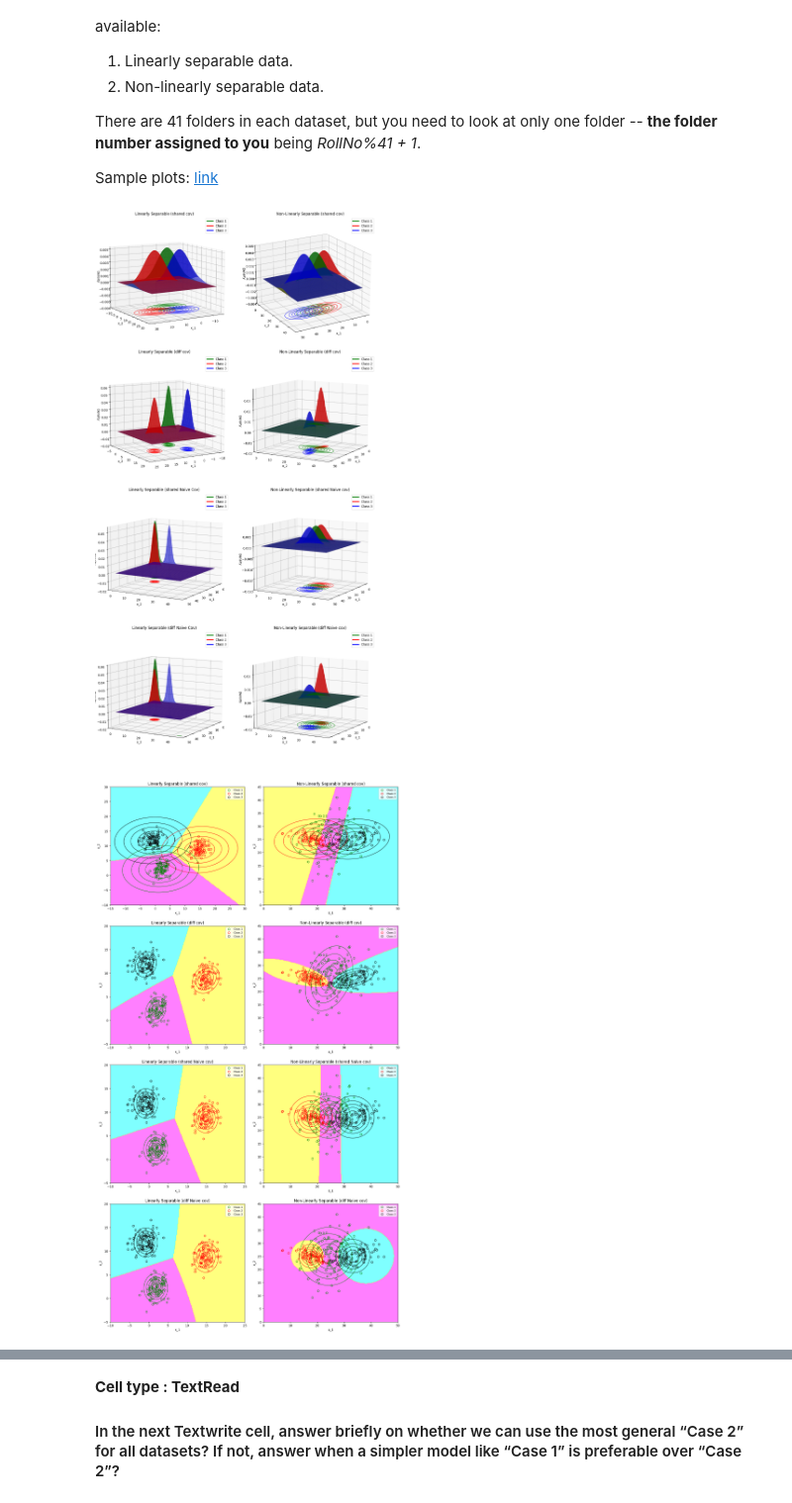
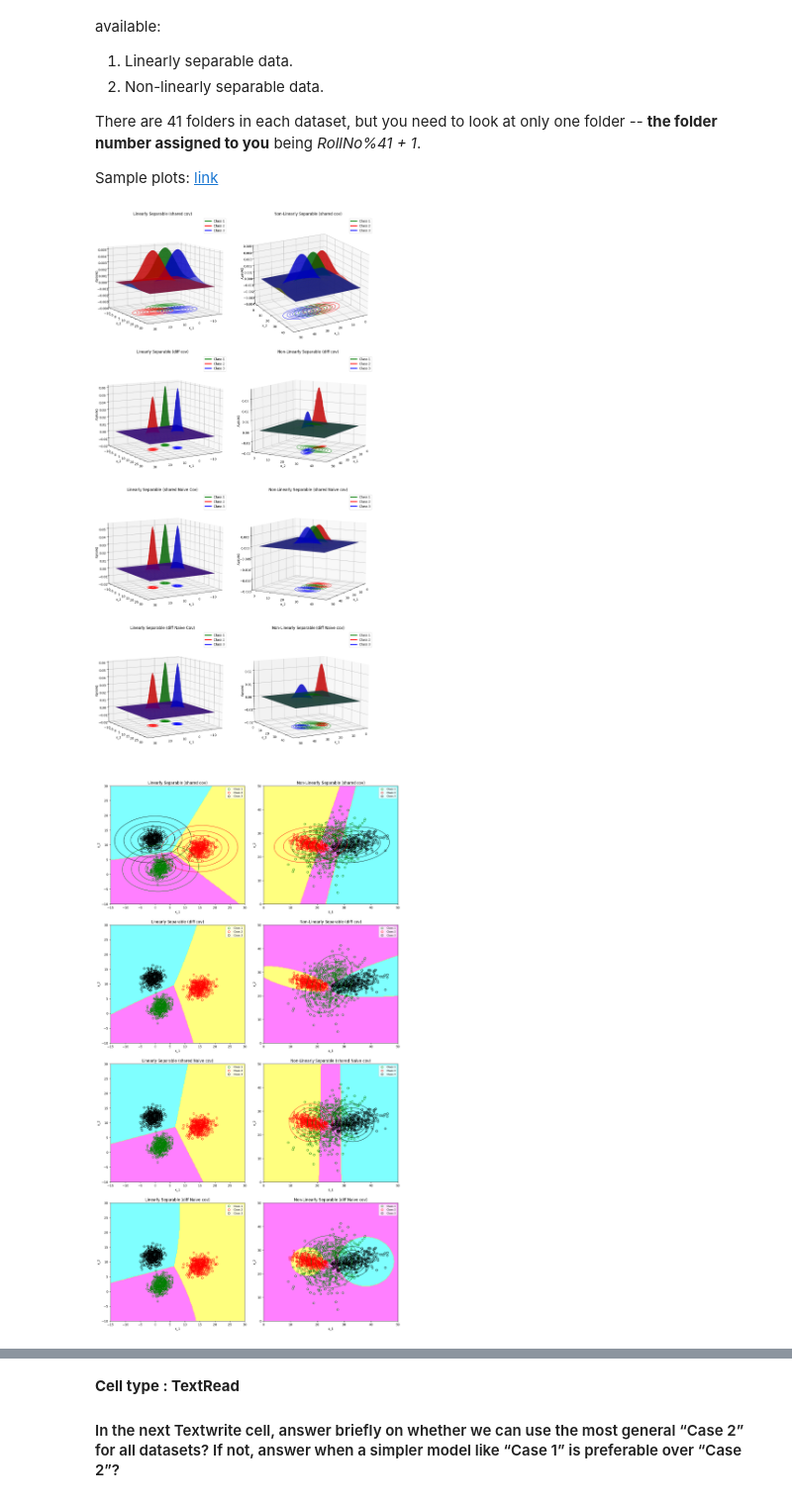
Before and after one commit to RitabrataMandal/CS5691_iitm, a Jupyter notebook: Assignment1/ee25s009.ipynb, the cells around one changed output, grey strips where cells are left out. Shown at 99% size. Saved outputs shown, nothing was run; the diff lists cells and outputs as text; code cells hidden in the pictures.

```diff
--- a/Assignment1/ee25s009.ipynb
+++ b/Assignment1/ee25s009.ipynb
@@ -84,7 +84,7 @@ def estimateCovariance(data):
 
 def estimate_naive_sigma(data, means):
     """
-    Estimate naive covariance matrix σ² I (shared or class-specific).
+    Estimate naive covariance matrix \sigma^2 I (shared or class-specific).
 
     Parameters
     ----------
@@ -97,14 +97,14 @@ def estimate_naive_sigma(data, means):
     Returns
     -------
     sigma : ndarray
-        d x d covariance matrix = σ² I
+        d x d covariance matrix = \sigma^2 I
     """
     if data.shape[1] == 3:
         # Case-3: dataset has labels
         X = data[:, :2]
         labels = data[:, 2].astype(int)
     else:
-        # Case-4: dataset has no labels, assume all belong to the same class
+        # Case-4: dataset has no labels
         X = data
         labels = np.full(X.shape[0], list(means.keys())[0], dtype=int)
 
@@ -159,10 +159,10 @@ def compute_error_rate(test_data, means, covs, priors):
 def extract_means_and_covs(means_dict, covs_dict, case, shared=True):
     means = [means_dict[f"{i}train_conditional_mean_case{case}"].flatten()
              for i in range(1, 4)]
-    if shared:  # case 1: shared covariance
+    if shared:  # case 1 & 3: shared covariance
         covs = [covs_dict[f"{i}train_conditional_covariance_case{case}"]
                 for i in range(1, 4)]
-    else:       # case 2: different covariance
+    else:       # case 2 & 4: different covariance
         covs = [covs_dict[f"{i}train_conditional_covariance_Matrix_case{case}"]
                 for i in range(1, 4)]
     return means, covs
@@ -173,7 +173,7 @@ def make_grid(xmin, xmax, ymin, ymax, n=200):
     X, Y = np.meshgrid(x, y)
     return X, Y, np.dstack((X, Y))
 
-from scipy.stats import multivariate_normal
+from scipy.stats import multivariate_normal # used for plotting the pdf
 def plot_pdf(means, covs, grid, title,ax, azim=60, elev=10, z_offset=-0.02):
     X, Y, pos = grid
     #  pos dimensions: (n, n, 2)
@@ -301,13 +301,13 @@ NLS_dev = np.array(NLS_dev) # 300x3
 # Refer to sample plots 1 and 3
 # (4 Cases x 2 Datasets = 8 plots)
 
-means_LS_case1, covs_LS_case1   = extract_means_and_covs(LS_means, LS_covariances, case=1, shared=True)
+means_LS_case1, covs_LS_case1 = extract_means_and_covs(LS_means, LS_covariances, case=1, shared=True)
 means_NLS_case1, covs_NLS_case1 = extract_means_and_covs(NLS_means, NLS_covariances, case=1, shared=True)
-means_LS_case2, covs_LS_case2   = extract_means_and_covs(LS_means, LS_covariances, case=2, shared=False)
+means_LS_case2, covs_LS_case2 = extract_means_and_covs(LS_means, LS_covariances, case=2, shared=False)
 means_NLS_case2, covs_NLS_case2 = extract_means_and_covs(NLS_means, NLS_covariances, case=2, shared=False)
-means_LS_case3, covs_LS_case3   = extract_means_and_covs(LS_means, LS_covariances, case=3, shared=True)
+means_LS_case3, covs_LS_case3 = extract_means_and_covs(LS_means, LS_covariances, case=3, shared=True)
 means_NLS_case3, covs_NLS_case3 = extract_means_and_covs(NLS_means, NLS_covariances, case=3, shared=True)
-means_LS_case4, covs_LS_case4   = extract_means_and_covs(LS_means, LS_covariances, case=4, shared=False)
+means_LS_case4, covs_LS_case4 = extract_means_and_covs(LS_means, LS_covariances, case=4, shared=False)
 means_NLS_case4, covs_NLS_case4 = extract_means_and_covs(NLS_means, NLS_covariances, case=4, shared=False)
 
 fig, axes = plt.subplots(4, 2, figsize=(14, 25), subplot_kw={"projection": "3d"})
@@ -321,7 +321,7 @@ plot_pdf(means_NLS_case1, covs_NLS_case1,
           "Non-Linearly Separable (shared cov)",ax=axes[0,1], azim=60, elev=20, z_offset=-0.004)
 
 plot_pdf(means_LS_case2, covs_LS_case2,
-          make_grid(-10, 25, -5, 20),
+          make_grid(-15,30,-10,30),
           "Linearly Separable (diff cov)",ax=axes[1,0], azim=60, elev=10)
 
 plot_pdf(means_NLS_case2, covs_NLS_case2,
@@ -329,66 +329,66 @@ plot_pdf(means_NLS_case2, covs_NLS_case2,
           "Non-Linearly Separable (diff cov)",ax=axes[1,1], azim=30, elev=10)
 
 plot_pdf(means_LS_case3, covs_LS_case3,
-          make_grid(0, 50, 0, 45),
-          "Linearly Separable (shared Naive Cov)",ax=axes[2,0], azim=30, elev=10)
+          make_grid(-15,30,-10,30),
+          "Linearly Separable (shared Naive Cov)",ax=axes[2,0], azim=60, elev=10)
 
 plot_pdf(means_NLS_case3, covs_NLS_case3,
           make_grid(0, 50, 0, 45),
           "Non-Linearly Separable (shared Naive cov)",ax=axes[2,1], azim=30, elev=10)
 
 plot_pdf(means_LS_case4, covs_LS_case4,
-          make_grid(0, 50, 0, 45),
-          "Linearly Separable (diff Naive Cov)",ax=axes[3,0], azim=30, elev=10)
+          make_grid(-15,30,-10,30),
+          "Linearly Separable (diff Naive Cov)",ax=axes[3,0], azim=60, elev=10)
 
 plot_pdf(means_NLS_case4, covs_NLS_case4,
           make_grid(0, 50, 0, 45),
-          "Non-Linearly Separable (diff Naive cov)",ax=axes[3,1], azim=30, elev=10)
+          "Non-Linearly Separable (diff Naive cov)",ax=axes[3,1], azim=60, elev=10)
 
 plt.tight_layout()
 plt.show()
 # %% [output]
-[figure, old version]
+[figure, new version]
 # %%
 # Cell type : CodeWrite
 # write your code here as instructed.
 # (Use the functions written previously)
 
 # The classifiers, specifically their decision boundary/surface as a 2D plot
 # along with training points marked in the plot
 # Linearly separable data — sample plot 4
 # Non-linearly separable data — sample plot 2
 #(4 Cases x 2 Datasets = 8 plots)
 
 fig, axes = plt.subplots(4, 2, figsize=(14, 25))
 
 plot_bayes_decision_boundary(means_LS_case1, covs_LS_case1,
-    LS_dev, "Linearly Separable (shared cov)", make_grid(-15,30,-10,30), ax=axes[0,0])
+    LS_train, "Linearly Separable (shared cov)", make_grid(-15,30,-10,30), ax=axes[0,0])
 
 plot_bayes_decision_boundary(means_NLS_case1, covs_NLS_case1,
-    NLS_dev, "Non-Linearly Separable (shared cov)", make_grid(0,50,0,45), ax=axes[0,1])
+    NLS_train, "Non-Linearly Separable (shared cov)", make_grid(0,50,0,50), ax=axes[0,1])
 
 plot_bayes_decision_boundary(means_LS_case2, covs_LS_case2,
-    LS_dev, "Linearly Separable (diff cov)", make_grid(-10,25,-5,20), ax=axes[1,0])
+    LS_train, "Linearly Separable (diff cov)", make_grid(-15,30,-10,30), ax=axes[1,0])
 
 plot_bayes_decision_boundary(means_NLS_case2, covs_NLS_case2,
-    NLS_dev, "Non-Linearly Separable (diff cov)", make_grid(0,50,0,45), ax=axes[1,1])
+    NLS_train, "Non-Linearly Separable (diff cov)", make_grid(0,50,0,50), ax=axes[1,1])
 
 plot_bayes_decision_boundary(means_LS_case3, covs_LS_case3,
-    LS_dev, "Linearly Separable (shared Naive cov)", make_grid(-10,25,-5,20), ax=axes[2,0])
+    LS_train, "Linearly Separable (shared Naive cov)", make_grid(-15,30,-10,30), ax=axes[2,0])
 
 plot_bayes_decision_boundary(means_NLS_case3, covs_NLS_case3,
-    NLS_dev, "Non-Linearly Separable (shared Naive cov)", make_grid(0,50,0,45), ax=axes[2,1])
+    NLS_train, "Non-Linearly Separable (shared Naive cov)", make_grid(0,50,0,50), ax=axes[2,1])
 
 plot_bayes_decision_boundary(means_LS_case4, covs_LS_case4,
-    LS_dev, "Linearly Separable (diff Naive cov)", make_grid(-10,25,-5,20), ax=axes[3,0])
+    LS_train, "Linearly Separable (diff Naive cov)", make_grid(-15,30,-10,30), ax=axes[3,0])
 
 plot_bayes_decision_boundary(means_NLS_case4, covs_NLS_case4,
-    NLS_dev, "Non-Linearly Separable (diff Naive cov)", make_grid(0,50,0,45), ax=axes[3,1])
+    NLS_train, "Non-Linearly Separable (diff Naive cov)", make_grid(0,50,0,50), ax=axes[3,1])
 
 plt.tight_layout(pad=2.0)
 plt.show()
 # %% [output]
-[figure, old version]
+[figure, new version]
 # %%
 # Cell type : CodeWrite
 # write your code here as instructed.
```
Also changed, not shown: parts of 4 cells of this notebook, 6 other files.
